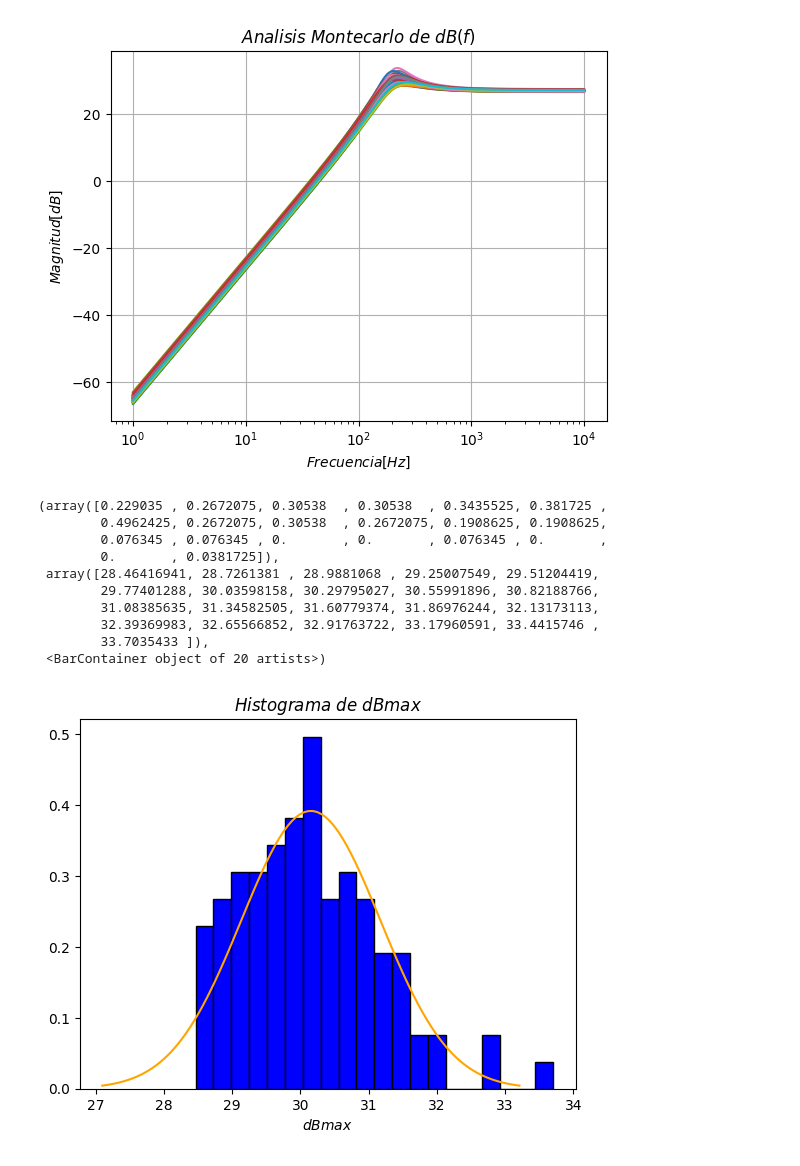
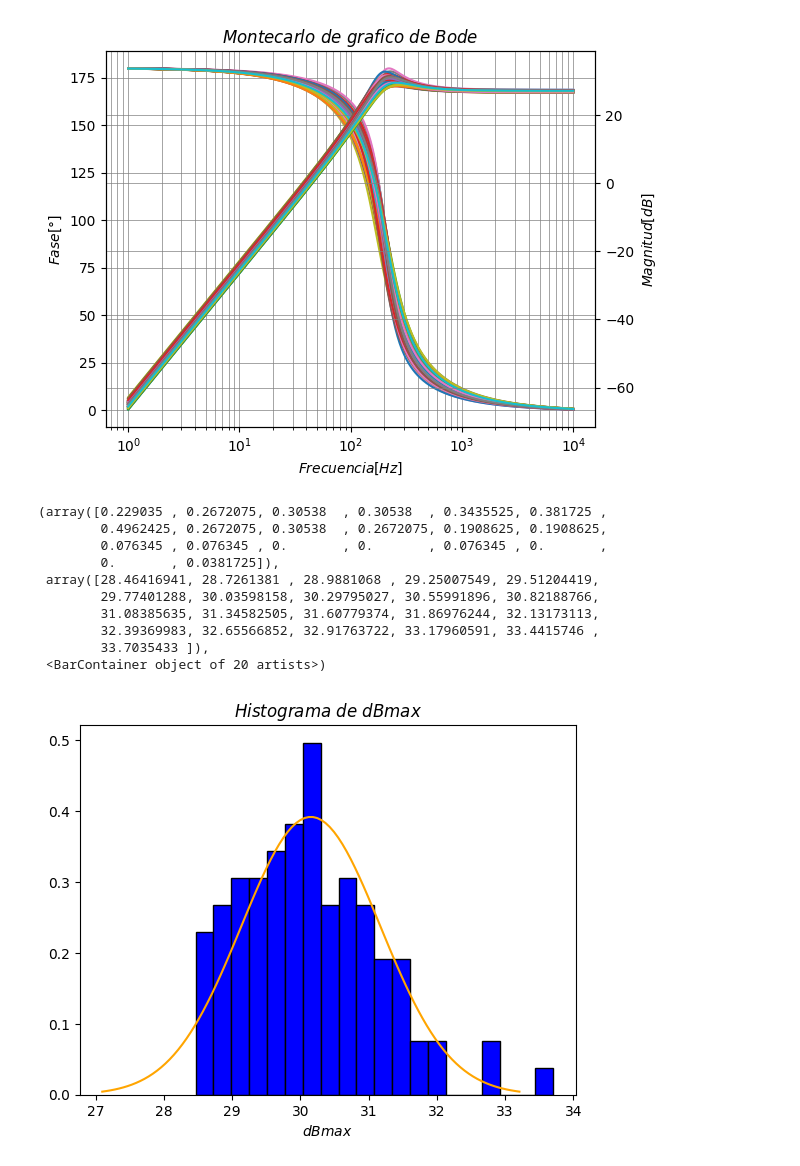
Before and after one commit to agussolari/electrotecnia_montecarloopamp_py, a Jupyter notebook: montecarlo.ipynb, the cells around one changed output. Drawn from its saved outputs; the diff is of its cells as text; code cells hidden in the pictures.

```diff
--- a/montecarlo.ipynb
+++ b/montecarlo.ipynb
@@ -2,7 +2,7 @@
 import ltspice
 import numpy as np
 import matplotlib.pyplot as plt
-import scipy.stats as stats
+import scipy as signal
 
 
 #Arreglo para histograma
@@ -20,46 +20,74 @@ data_montecarlo.parse()
     #Obtengo los datos de frecuencia
 frec = data_montecarlo.get_frequency()
 
+fig, ax1 = plt.subplots()
+ax1.set_title('$Montecarlo$ $de$ $grafico$ $de$ $Bode$')
+ax2 = ax1.twinx()
+
+
 for i in range(0, data_montecarlo.getCaseNumber() - 1):
+
     vout_montecarlo = data_montecarlo.get_data ('V(vout)', i)
+    phase = np.angle(vout_montecarlo, deg=True)
 
     #Obtengo el maximo de dB
     dBmax.append(np.real(max(20*np.log10(vout_montecarlo))))
 
-    plt.semilogx(frec, 20*np.log10(vout_montecarlo), label='dB vout_montecarlo')
+    #Grafico de fase(f)
+    ax1.semilogx(frec, phase, label='Phase vout_montecarlo')
+    ax1.set_xlabel('$Frecuencia [Hz]$')
+    ax1.set_ylabel('$Fase [°]$')
+
 
 
     #Grafico de dB(f)
-plt.xlabel('$Frecuencia [Hz]$')
-plt.ylabel('$Magnitud [dB]$')
-plt.title('$Analisis$ $Montecarlo$ $de$ $dB(f)$')
-plt.grid(True)
+    ax2.semilogx(frec, 20*np.log10(vout_montecarlo), label='dB vout_montecarlo')
+    ax2.set_ylabel('$Magnitud [dB]$')
 
+
+    # plt.semilogx(frec, phase, label='Phase vout_montecarlo')
+    # plt.semilogx(frec, 20*np.log10(vout_montecarlo), label='dB vout_montecarlo')
+
+#Grillas verticales
+ax1.grid(which='both', axis='both', color='grey', linestyle='-', linewidth=0.5)
+ax2.grid(which='both', axis='both', color='grey', linestyle='-', linewidth=0.5)
+
+
+fig.tight_layout()  # otherwise the right y-label is slightly clipped
 plt.show()
+
+# print("Vout complex" , vout_montecarlo[0])
+#     #Grafico de dB(f)
+# plt.xlabel('$Frecuencia [Hz]$')
+# plt.ylabel('$Magnitud [dB]$')
+# plt.title('$Analisis$ $Montecarlo$ $de$ $dB(f)$')
+# plt.grid(True)
+
+# plt.show()
 
 
 #Grafico de distribucion normal
     # Calcula la media
 mu = np.mean(dBmax) #Media
     # Calcula la desviación estándar
 sigma = np.std(dBmax) #Desviacion estandar
 
 
 x = np.linspace(mu - 3*sigma, mu + 3*sigma, 100)  # Valores x para el rango deseado
 y = (1/(sigma * np.sqrt(2 * np.pi))) * np.exp(-0.5 * np.power((x - mu)/sigma, 2))
 
 plt.plot(x, y, color = "orange")
 
 
 
 #Grafico de histograma
 plt.title('$Histograma$ $de$ $dBmax$')#Titulo
 plt.xlabel('$dBmax$')#Etiqueta eje x
 
 
 plt.hist(dBmax, color = "blue", bins = 20, density = True, edgecolor = "black")#Histograma
 # %% [output]
-[figure, old version]
+[figure, new version]
 (array([0.229035 , 0.2672075, 0.30538  , 0.30538  , 0.3435525, 0.381725 ,
         0.4962425, 0.2672075, 0.30538  , 0.2672075, 0.1908625, 0.1908625,
         0.076345 , 0.076345 , 0.       , 0.       , 0.076345 , 0.       ,
```
Also changed, not shown: 1 other file.
